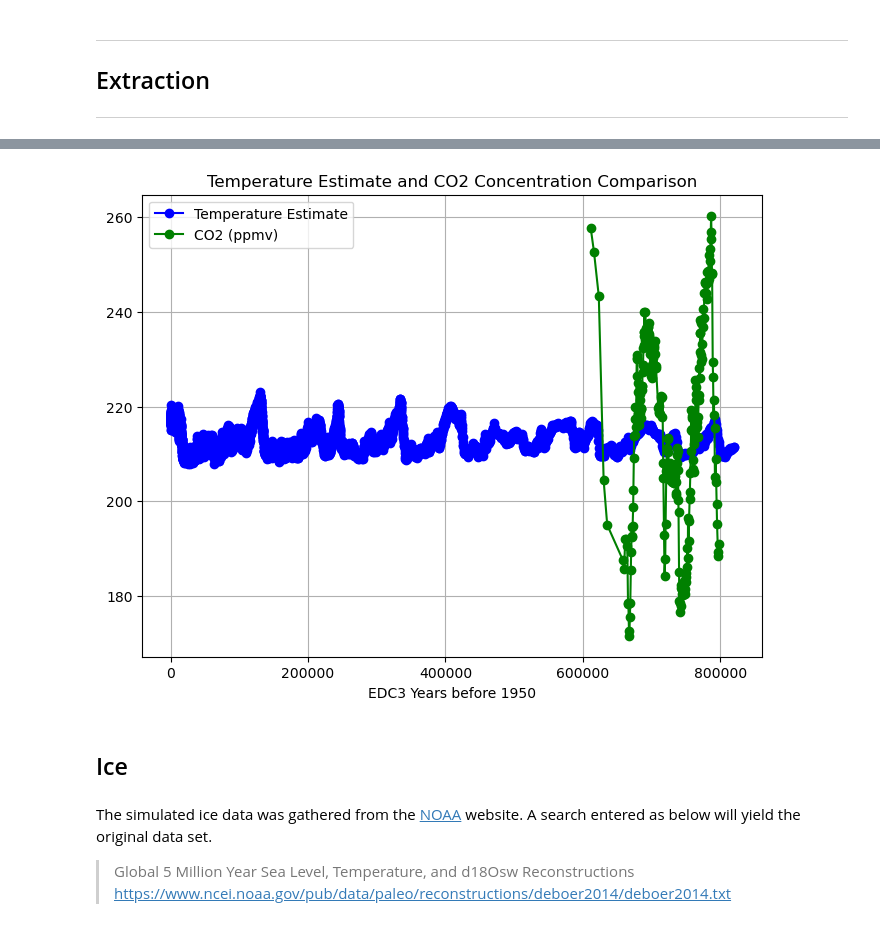
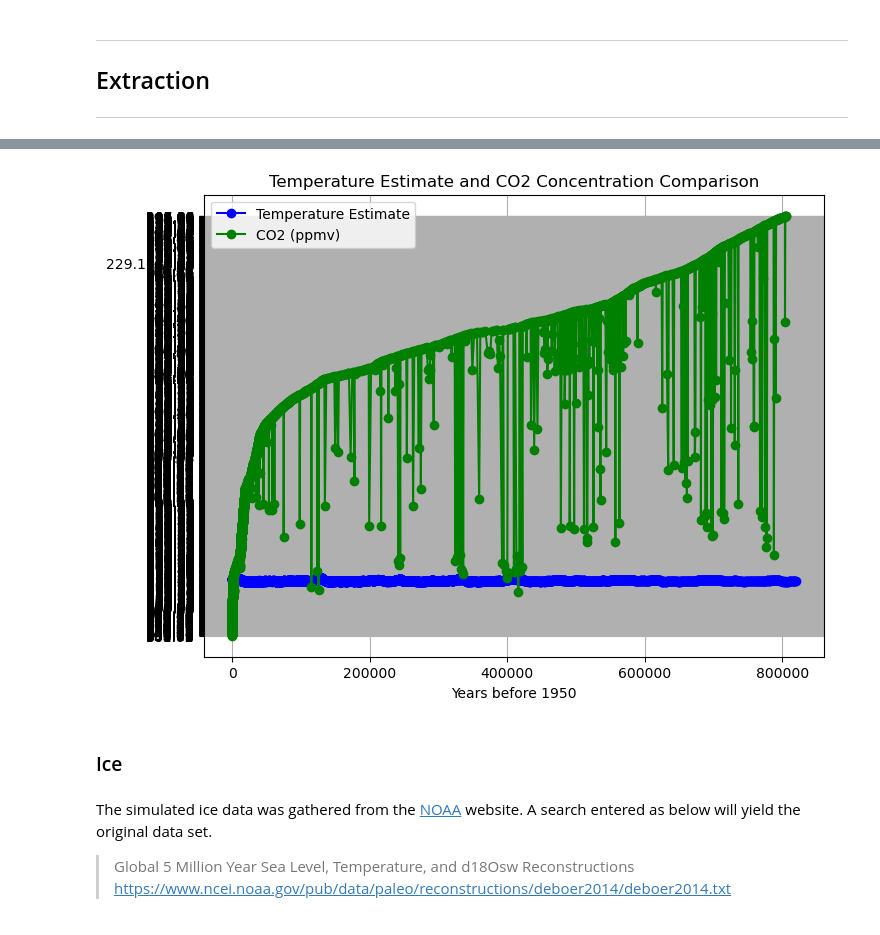
Before and after one commit to nexlanglxm/climate-data-analysis, a Jupyter notebook: project2/project.ipynb, the cells around one changed output, grey strips where cells are left out. Cells and saved outputs as stored; diff of their text form; code cells hidden in the pictures.

```diff
--- a/project2/project.ipynb
+++ b/project2/project.ipynb
@@ -58,18 +67,16 @@ plt.show()
 # %%
-# Read data from the CSV file
-file_path = './data/temp/41586_2008_BFnature06949_MOESM31_ESM.csv'
-df = pd.read_csv(file_path, skiprows=6)
+df2 = pd.read_csv('./data/co2/converted_co2_data.csv')
 
-# Extracting columns
-co2 = df['CO2 (ppmv)']
-edc3_gas_a = df['EDC3_gas_a (yr)']
+# Extract data from the first two columns
+co2 = df2['CO2 (ppmv)']
+years = df2['Gasage (yr BP) ']
 
 # Plotting the extracted data
 plt.figure(figsize=(8, 6))
-plt.plot(edc3_gas_a, co2, marker='o', linestyle='-', color='green')
-plt.xlabel('EDC3_gas_a (yr)')
+plt.plot(years, co2, marker='o', linestyle='-', color='green')
+plt.xlabel('Years before year 1950 (yr BP)')
 plt.ylabel('CO2 (ppmv)')
-plt.title('CO2 (ppmv) vs EDC3_gas_a (yr)')
+plt.title('Years vs CO2')
 plt.grid(True)
 plt.show()
 # %% [output]
@@ -77,38 +84,22 @@ plt.show()
 # %%
-# Read data from the first CSV file
-file_path1 = './data/temp/epicaDC.deuttemp.EDC3-AICC.csv'
-df1 = pd.read_csv(file_path1)
-
-# Extracting columns from the first dataset
-edc3_age = df1['EDC3béta']
-temperature_estimate = df1['temp']
-
-# Read data from the second CSV file
-file_path2 = './data/temp/41586_2008_BFnature06949_MOESM31_ESM.csv'
-df2 = pd.read_csv(file_path2, skiprows=6)
-
-# Extracting columns from the second dataset
-co2 = df2['CO2 (ppmv)']
-edc3_gas_a = df2['EDC3_gas_a (yr)']
-
 # Plotting both sets of data on the same graph
 plt.figure(figsize=(8, 6))
 
 # Plotting the first dataset
 plt.plot(edc3_age, temperature_estimate, marker='o', linestyle='-', color='blue', label='Temperature Estimate')
 
 # Plotting the second dataset
-plt.plot(edc3_gas_a, co2, marker='o', linestyle='-', color='green', label='CO2 (ppmv)')
+plt.plot(years, co2, marker='o', linestyle='-', color='green', label='CO2 (ppmv)')
 
-plt.xlabel('EDC3 Years before 1950')
+plt.xlabel('Years before 1950')
 plt.grid(True)
 plt.legend()
 plt.title('Temperature Estimate and CO2 Concentration Comparison')
 plt.show()
 # %% [output]
-[figure, old version]
+[figure, new version]
 # %% [markdown]
-## Ice
+### Ice
 # %% [markdown]
 The simulated ice data was gathered from the [NOAA](https://www.ncei.noaa.gov/access/paleo-search/) website.
 A search entered as below will yield the original data set.
```
Also changed, not shown: parts of 6 cells of this notebook, 1 other file.
